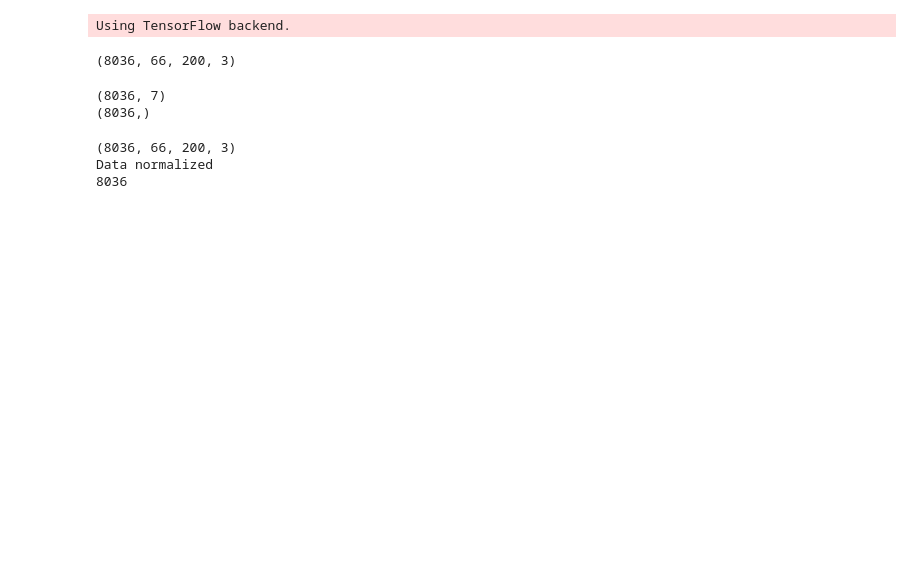
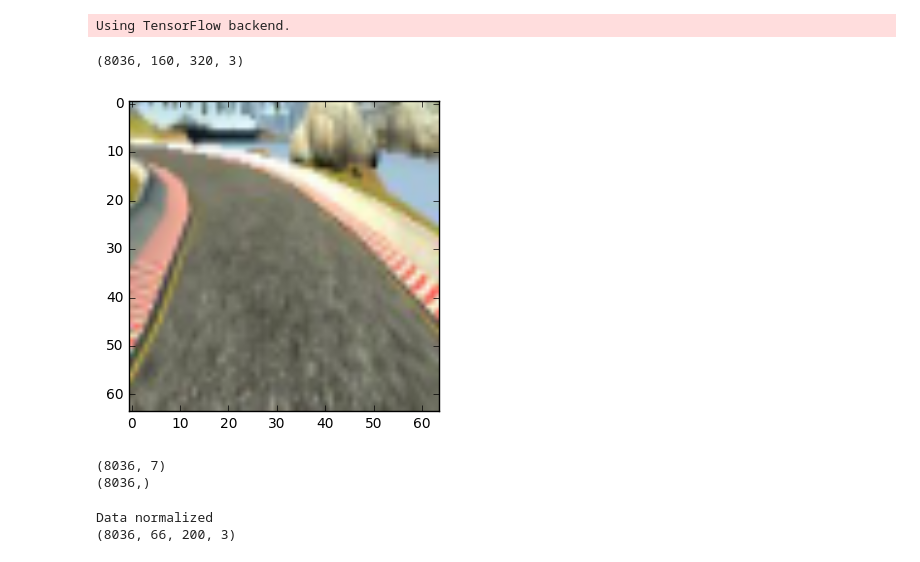
Before and after one commit to citlaligm/Behavioral-cloning, a Jupyter notebook: model.ipynb, the cells around one changed output. Saved outputs shown, nothing was run; the diff lists cells and outputs as text; code cells hidden in the pictures; blank space fills up the shorter version.

Commit message:
adds preprocessing images(cut off sky

```diff
--- a/model.ipynb
+++ b/model.ipynb
@@ -47,15 +48,39 @@ def normalize(image_data):
     x_prime = a + ((x-xmin)*(b-a))/(xmax-xmin)
 
     return x_prime
+# %%
+
+def crop_image(image):
+    #New sizes for image, suggested the Vivek in here
+    #https://chatbotslife.com/using-augmentation-to-mimic-human-driving-496b569760a9#.n2mwq1z33
+    col, row = 64,64
+
+    shape = image.shape
+
+    #Cut off the sky from the original picture
+    crop_up = shape[0]/3
+
+    #Cut off the front of the car
+    crop_down = shape[0]-25
+
+    image = image[crop_up:crop_down, 0:shape[1]]
+    image = cv2.resize(image,(col,row), interpolation=cv2.INTER_AREA)
+    return image
 # %%
 images_list = []
 
 for infile in glob.glob("IMG/center*.jpg"):
     image = misc.imread(infile)
-    image = misc.imresize(image, (66,200))
+    #image = misc.imresize(image, (66,200))
     images_list.append(image)
 
 X_train = np.stack(images_list)
 print(X_train.shape)
 # %% [output]
-(8036, 66, 200, 3)
+(8036, 160, 320, 3)
+# %%
+image = X_train[0]
+image_preprocessed = crop_image(image)
+imgplot = plt.imshow(image_preprocessed)
+# %% [output]
+[figure, added]
@@ -81,19 +112,17 @@ print (y_train.shape)
 # %% [output]
 (8036, 7)
 (8036,)
-# %%
-x_train_normalized = []
-for image_data in X_train:
-    normalized_image = normalize(image_data)
-    x_train_normalized.append(normalized_image)
-
-
-print(X_train.shape)
-print('Data normalized')
-
-x_train_normalized = map(normalize, X_train)
-print (len(list(x_train_normalized)))
-# %% [output]
-(8036, 66, 200, 3)
-Data normalized
-8036
+# %%
+col_nvidia, row_nvidia = 200,66
+resized_images = []
+for image in images_list:
+    resized_image = cv2.resize(image,(col_nvidia,row_nvidia), interpolation=cv2.INTER_AREA)
+    resized_images.append(resized_image)
+
+print('Data normalized')
+
+X_train = np.array(resized_images)
+print(X_train.shape)
+# %% [output]
+Data normalized
+(8036, 66, 200, 3)
```
Also changed, not shown: parts of 6 cells of this notebook, 1 other file.
